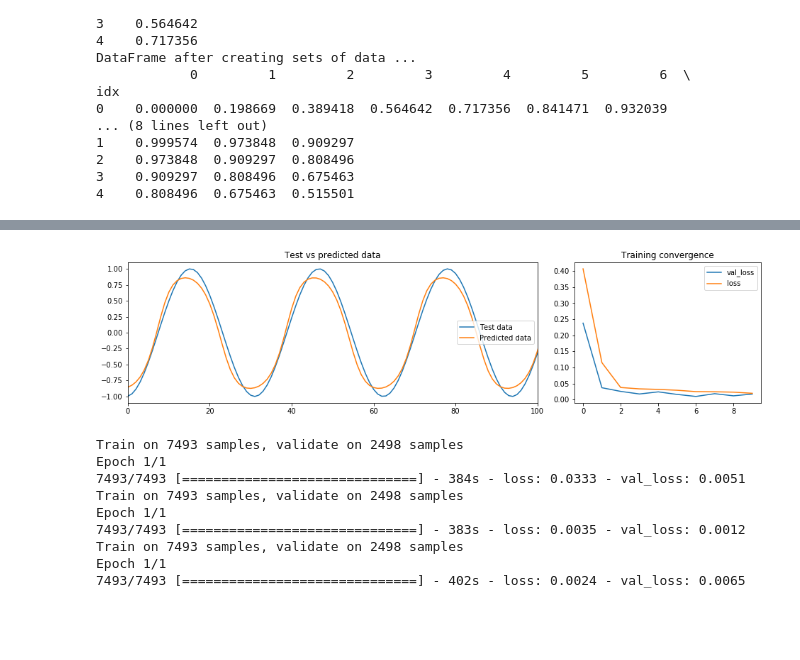
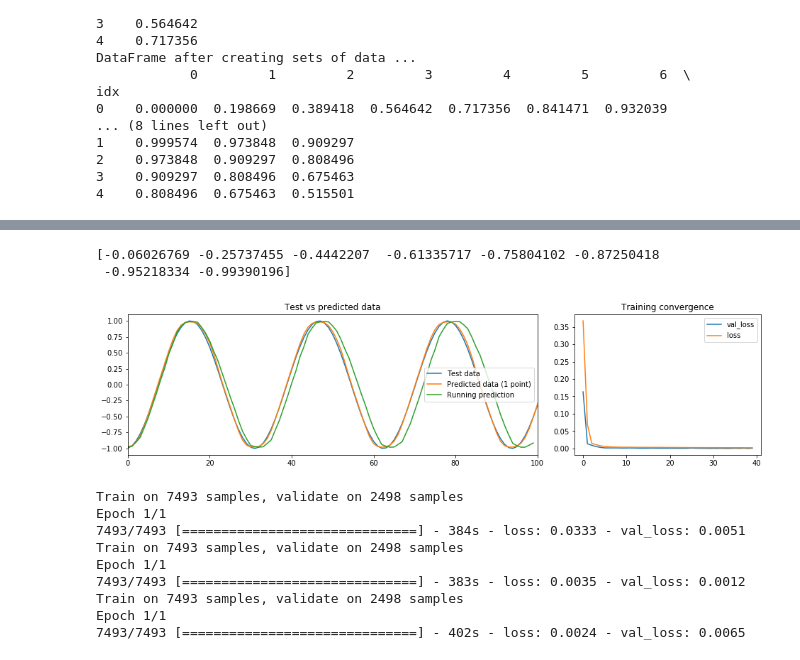
Before and after one commit to teozio/lstm-templates, a Jupyter notebook: lstm-template-various-models.ipynb, the cells around one changed output, grey strips where cells are left out. Cells and saved outputs as stored; diff of their text form; code cells hidden in the pictures; blank space fills up the shorter version.

```diff
--- a/lstm-template-various-models.ipynb
+++ b/lstm-template-various-models.ipynb
@@ -154,10 +154,10 @@ def build_model(inp_dim, out_dim, layers):
     model.compile(loss="mse", optimizer="rmsprop")
     return model
 
-timesteps = 8
-len_per_timestep = 1
-b_size = 512 # batch size
-n_epochs = 10
+timesteps = 1
+len_per_timestep = 8
+b_size = 256 # batch size
+n_epochs = 40
 
 # reshape to (n_samples, timesteps, len_per_timestep), len_per_timestep - features per time step
 train_x = train_x.reshape((train_x.shape[0], timesteps, len_per_timestep))
@@ -196,27 +196,65 @@ Epoch 10/10
 # %%
 predicted = model.predict(test_x, batch_size=b_size)
+# %%
+def predict_long_range(model, n_points, start_vec, timesteps, len_per_step, labels):
+
+    n_vectors = int(n_points/2)
+
+    results = []
+
+    vec_len = len(start_vec)
+    new = start_vec
+
+    # Add startring vector to the results
+    #for i in range(len(new)):
+    #    results.append(new[i])
+
+    # run the prediction for
+    for i in range(n_vectors):
+        tmp = new.reshape(1,timesteps,len_per_step)
+
+        res = model.predict(tmp)
+
+        for j in range(2):
+            results.append(res[0][j])
+
+        tmp = tmp.reshape(vec_len)
+        new = (numpy.concatenate((tmp,res[0])))[2:]
+
+    return(results)
+# %%
+# use first first vector or the test_x as a start
+# for timestep != 1 it should be (test_x[0].T)[0]
+# start = (test_x[0].T)[0]
+start = (test_x[0])[0]
+print(start)
+long_range = predict_long_range(model, 100, start, timesteps, len_per_timestep, 2)
+# %% [output]
+[-0.06026769 -0.25737455 -0.4442207  -0.61335717 -0.75804102 -0.87250418
+ -0.95218334 -0.99390196]
 # %%
 test_data = test_y[:,:-1]
 predicted_data = predicted[:,:-1]
 
 plt.figure(figsize=(16, 8))
 ax1 = plt.subplot2grid((2, 3), (0, 0), colspan=2)
 ax2 = plt.subplot2grid((2, 3), (0, 2))
 
 ax1.set_xlim(0,100)
 ax1.plot(test_data,label='Test data')
-ax1.plot(predicted_data,label='Predicted data')
+ax1.plot(predicted_data,label='Predicted data (1 point)')
+ax1.plot(long_range, label='Running prediction')
 ax1.set_title('Test vs predicted data')
 ax1.legend()
 
 ax2.plot(history.history['val_loss'],label='val_loss')
 ax2.plot(history.history['loss'],label='loss')
 ax2.set_title('Training convergence')
 
 plt.legend()
 plt.show()
 # %% [output]
-[figure, old version]
+[figure, new version]
 # %%
 import keras
 
```
Also changed, not shown: parts of 2 cells of this notebook.
